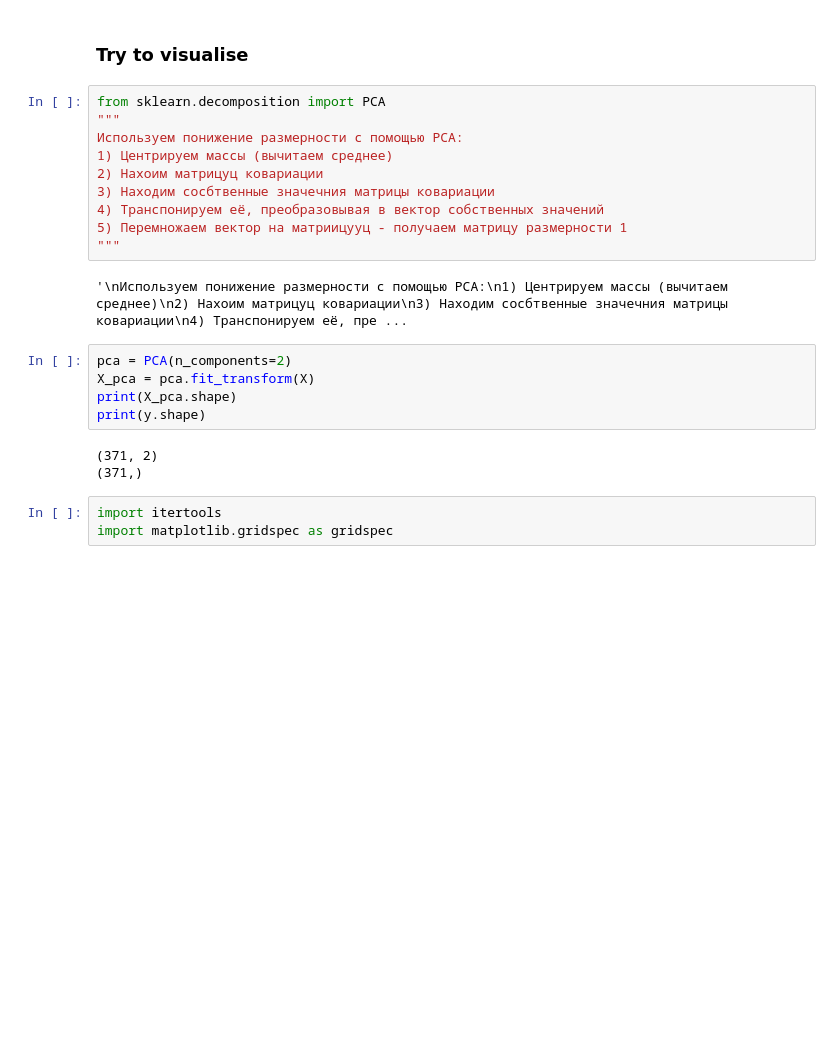
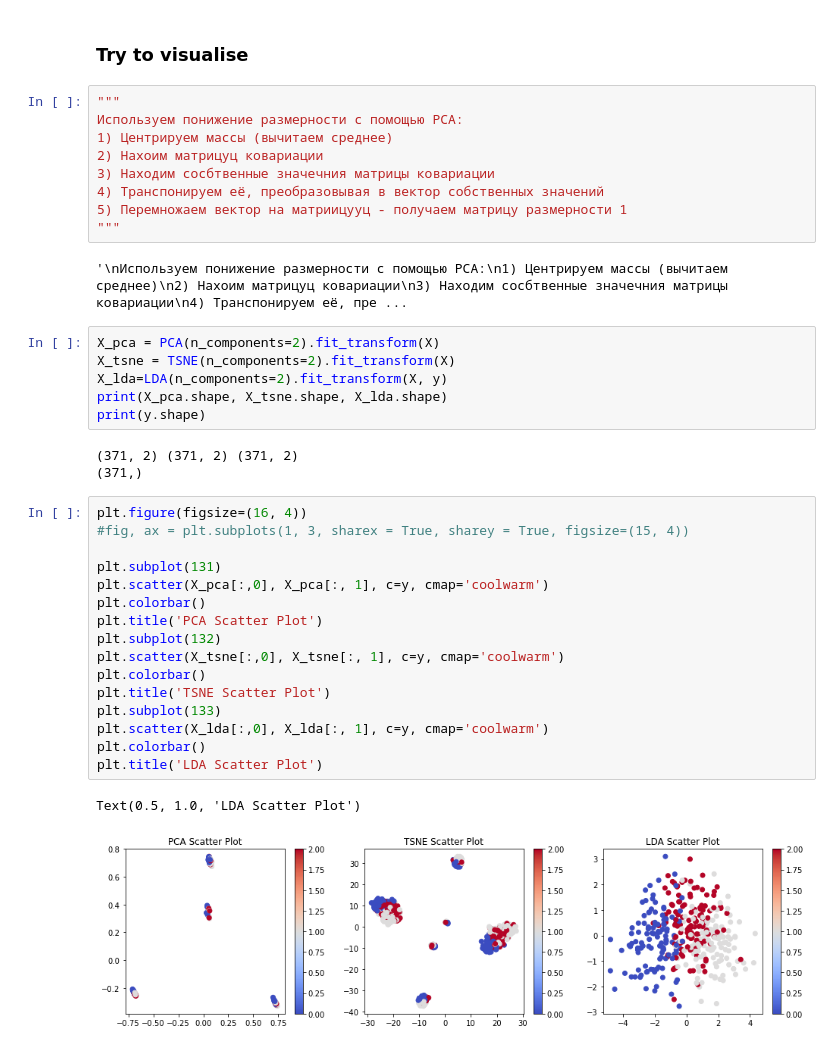
Before and after one commit to Lisstrange/Mini-examples, a Jupyter notebook: ghosts.ipynb, the cells around one changed output. Drawn from its saved outputs; the diff is of its cells as text; blank space fills up the shorter version.

```diff
--- a/ghosts.ipynb
+++ b/ghosts.ipynb
@@ -378,7 +387,6 @@ knn.score(X_test,y_test)
 # %% [markdown]
 ### Try to visualise
 # %%
-from sklearn.decomposition import PCA
 """
 Используем понижение размерности с помощью PCA:
 1) Центрируем массы (вычитаем среднее)
@@ -390,13 +398,30 @@ from sklearn.decomposition import PCA
 # %% [output]
 '\nИспользуем понижение размерности с помощью PCA:\n1) Центрируем массы (вычитаем среднее)\n2) Нахоим матрицуц ковариации\n3) Находим сосбтвенные значечния матрицы ковариации\n4) Транспонируем её, пре ...
 # %%
-pca = PCA(n_components=2)
-X_pca = pca.fit_transform(X)
-print(X_pca.shape)
+X_pca = PCA(n_components=2).fit_transform(X)
+X_tsne = TSNE(n_components=2).fit_transform(X)
+X_lda=LDA(n_components=2).fit_transform(X, y)
+print(X_pca.shape, X_tsne.shape, X_lda.shape)
 print(y.shape)
 # %% [output]
-(371, 2)
+(371, 2) (371, 2) (371, 2)
 (371,)
-# %%
-import itertools
-import matplotlib.gridspec as gridspec
+# %%
+plt.figure(figsize=(16, 4))
+#fig, ax = plt.subplots(1, 3, sharex = True, sharey = True, figsize=(15, 4))
+
+plt.subplot(131)
+plt.scatter(X_pca[:,0], X_pca[:, 1], c=y, cmap='coolwarm')
+plt.colorbar()
+plt.title('PCA Scatter Plot')
+plt.subplot(132)
+plt.scatter(X_tsne[:,0], X_tsne[:, 1], c=y, cmap='coolwarm')
+plt.colorbar()
+plt.title('TSNE Scatter Plot')
+plt.subplot(133)
+plt.scatter(X_lda[:,0], X_lda[:, 1], c=y, cmap='coolwarm')
+plt.colorbar()
+plt.title('LDA Scatter Plot')
+# %% [output]
+Text(0.5, 1.0, 'LDA Scatter Plot')
+[figure, added]
```
Also changed, not shown: parts of 15 cells of this notebook.
